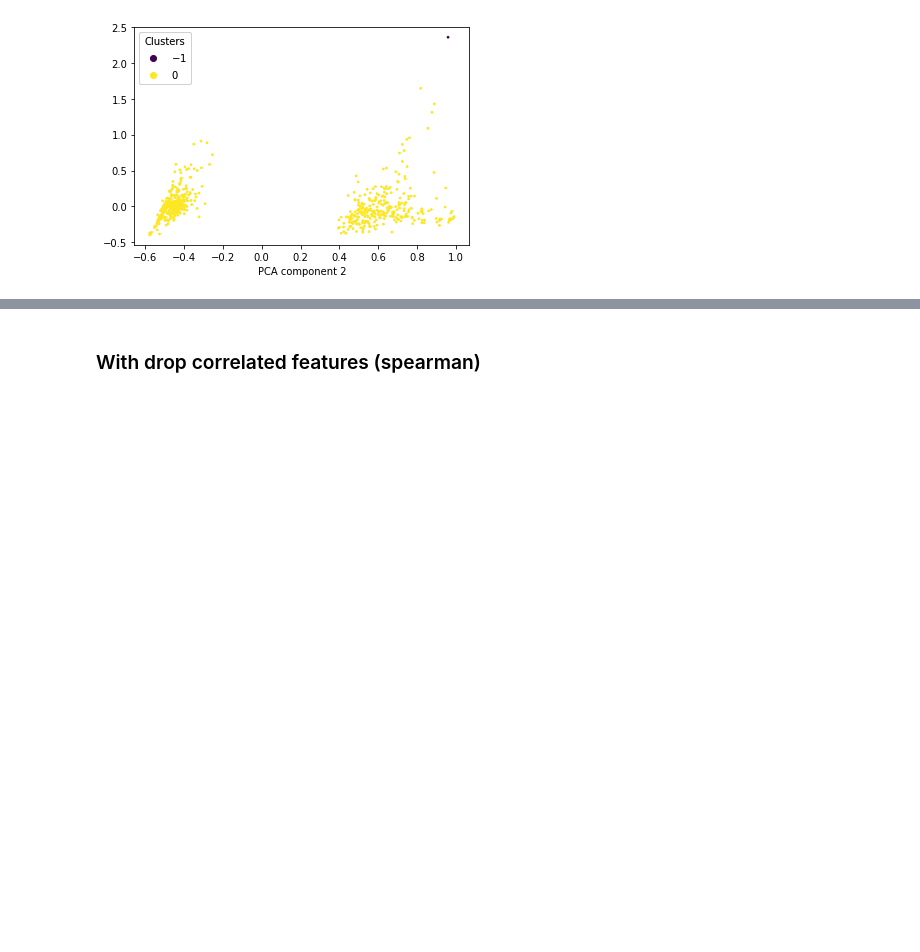
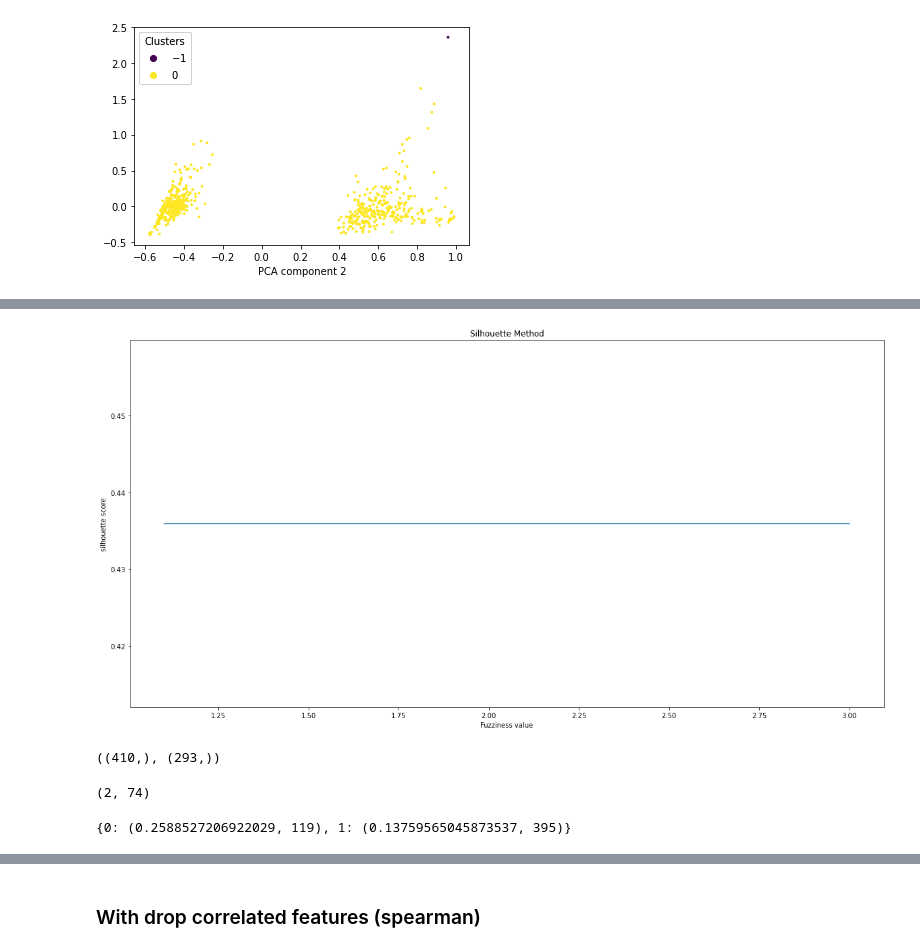
Before and after one commit to Eponeshnikov/ASMetrics, a Jupyter notebook: main.ipynb, the cells around one changed output, grey strips where cells are left out. Drawn from its saved outputs; the diff is of its cells as text; code cells hidden in the pictures; blank space fills up the shorter version.

```diff
--- a/main.ipynb
+++ b/main.ipynb
@@ -465,0 +578,18 @@ Text(0.5, 0, 'PCA component 2')
+# %%
+sil = []
+# entropy = []
+for k in np.arange(1.1, 3.1, 0.1):
+    fcm = FuzzyCMeans(2, k)
+    mat_U, centroids = fcm.train(scaler.fit_transform(df))
+    labels = np.argmax(mat_U, 0)
+    sil.append(silhouette_score(scaler.transform(df), labels))
+    # entropy.append(fcm.partition_entropy_coefficient)
+# %%
+figure(figsize=(20, 10))
+plt.plot(np.arange(1.1, 3.1, 0.1), sil)
+plt.title('Silhouette Method')
+plt.xlabel('Fuzziness value')
+plt.ylabel('silhouette score')
+plt.show() # same results
+# %% [output]
+[figure, added]
@@ -465,0 +600,8 @@ Text(0.5, 0, 'PCA component 2')
+# %%
+np.where(l == 0)[0].shape, np.where(l == 1)[0].shape
+# %% [output]
+((410,), (293,))
+# %%
+fcm.centers.shape
+# %% [output]
+(2, 74)
@@ -465,0 +625,4 @@ Text(0.5, 0, 'PCA component 2')
+# %%
+centers
+# %% [output]
+{0: (0.2588527206922029, 119), 1: (0.13759565045873537, 395)}
```
Also changed, not shown: parts of 17 cells of this notebook.
